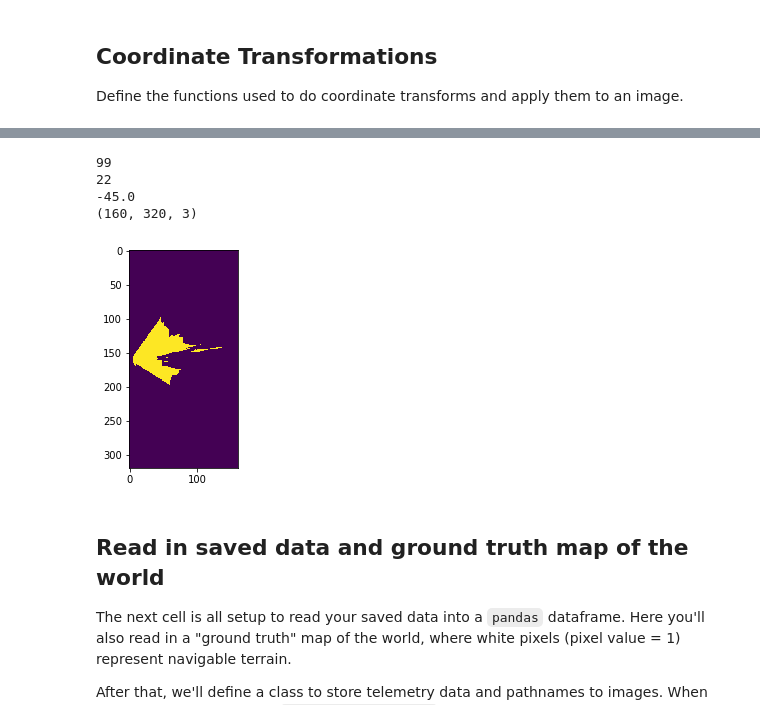
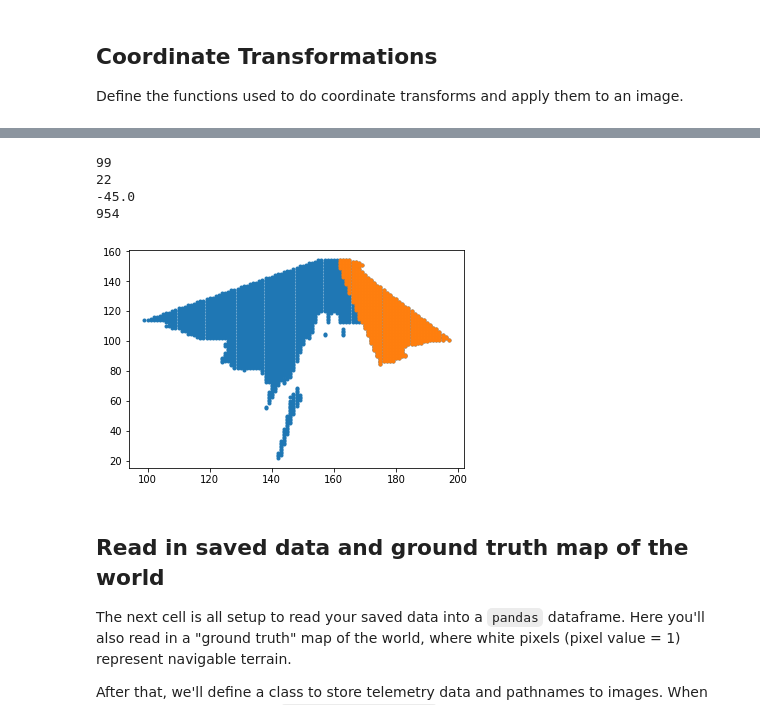
Before and after one commit to aghiuru/RoboND-Rover-Project, a Jupyter notebook: code/Rover_Project_Test_Notebook.ipynb, the cells around one changed output, grey strips where cells are left out. Cells and saved outputs as stored; diff of their text form; code cells hidden in the pictures.

```diff
--- a/code/Rover_Project_Test_Notebook.ipynb
+++ b/code/Rover_Project_Test_Notebook.ipynb
@@ -241,48 +241,48 @@ plt.arrow(0, 0, x_arrow, y_arrow, color='red', zorder=2, head_width=10, width=2)
 # %%
 def select_angles(dists, angles, angle_min, angle_max):
     normalized_angles = angles * 180/np.pi
-    points_boolean = (normalized_angles > angle_min) & (normalized_angles < angle_max)
-    dists_select = dists[points_boolean]
-    angles_select = angles[points_boolean]
-    return (dists_select, angles_select)
+    return (normalized_angles > angle_min) & (normalized_angles < angle_max)
 
 image = mpimg.imread("../train_dataset/IMG/robocam_2017_05_29_22_45_36_829.jpg")
 #plt.imshow(image)
 
 warped = perspect_transform(image, source, destination)
 threshed = terrain_thresh(warped)
 
 ypos, xpos = threshed.nonzero()
 print(np.min(xpos))
 print(np.min(ypos))
 #plt.imshow(threshed)
 
 xpix, ypix = rover_coords(threshed)
 img = np.zeros([320, 160])
 img[160 - ypix.astype(int), xpix.astype(int), ] = 1
-plt.imshow(img)
+#plt.imshow(img)
 #print(np.min(xpix))
 #print(np.min(ypix))
 #print("({}, {})".format(xpix[0], ypix[0]))
 #plt.plot(xpix.astype(int), 160 - ypix.astype(int), '.')
 
 dist, angles = to_polar_coords(xpix, ypix)
 normalized_angles = angles * 180/np.pi
 print(np.min(normalized_angles))
 
-(dist_select, angles_select) = select_angles(dist, angles, -90, 0)
-x, y = polar_to_rover(dist_select, angles_select)
-x_cart, y_cart = rover_to_cartesian(x, y, image.shape)
+mask = select_angles(dist, angles, -90, -10)
+#plt.plot(xpix.astype(int), ypix.astype(int), '.')
+plt.plot(xpos, ypos, '.')
+plt.plot(xpos[mask], ypos[mask], '.')
+
+print(len(xpos[mask]))
 
 img = np.zeros([320, 160])
 img[160 - y, x] = 1
 #plt.imshow(img)
 # %% [output]
 99
 22
 -45.0
-(160, 320, 3)
+954
-[figure, old version]
+[figure, new version]
 # %% [markdown]
 ## Read in saved data and ground truth map of the world
 The next cell is all setup to read your saved data into a `pandas` dataframe.  Here you'll also read in a "ground truth" map of the world, where white pixels (pixel value = 1) represent navigable terrain.
```
Also changed, not shown: parts of 7 cells of this notebook, 2 other files.
